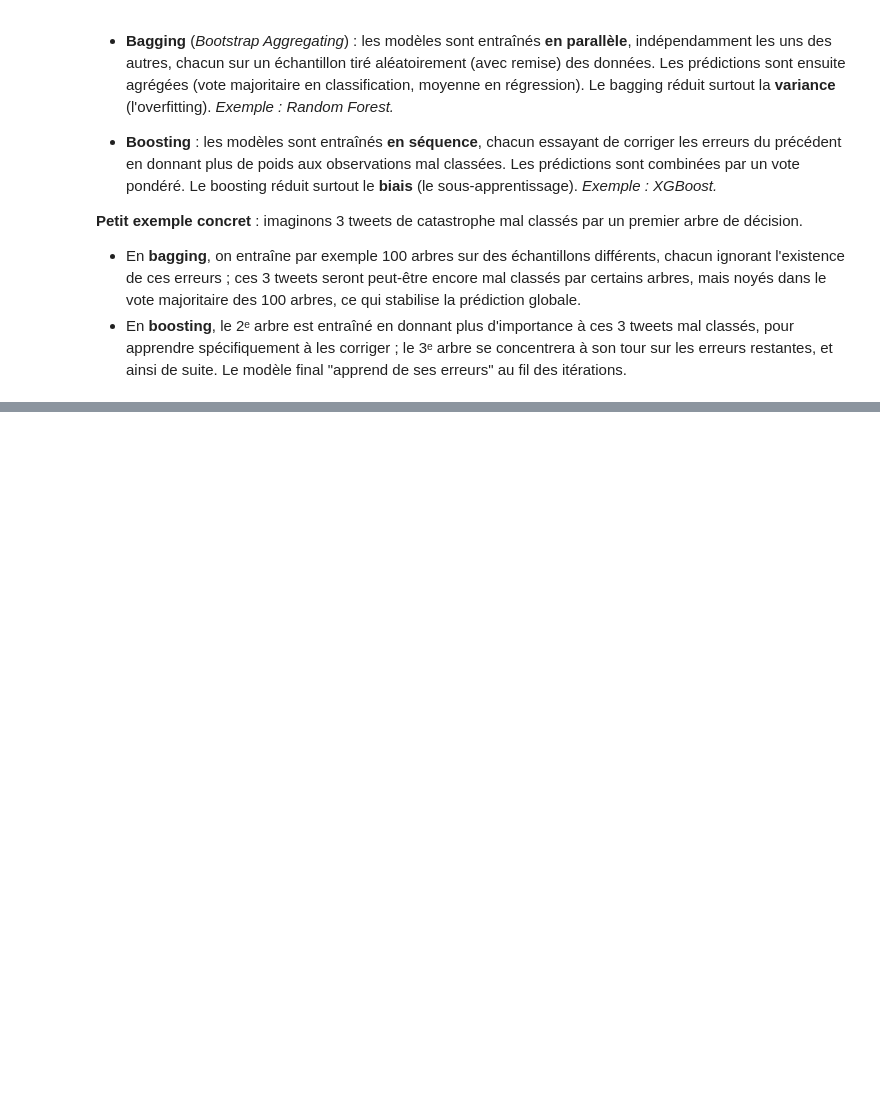
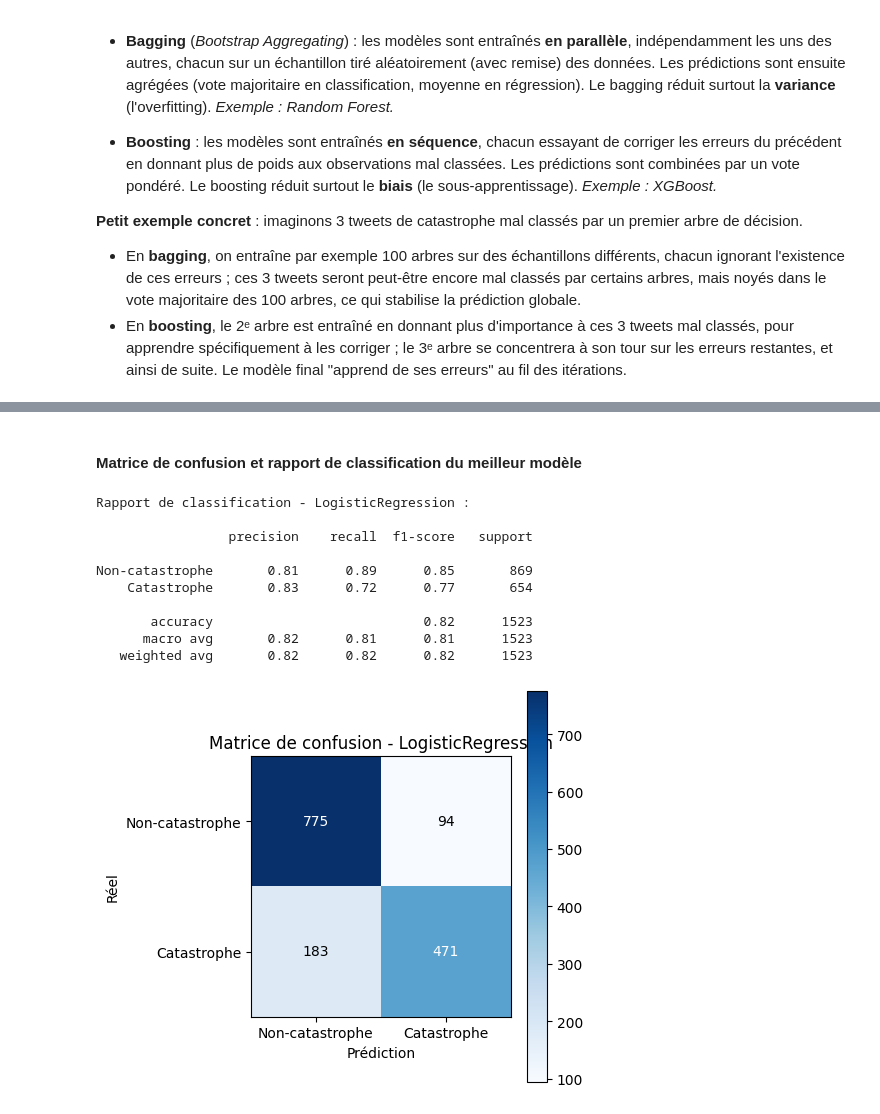
Before and after one commit to axel-achart/eye-of-emergency, a Jupyter notebook: notebook.ipynb, the cells around one changed output, grey strips where cells are left out. Drawn from its saved outputs; the diff is of its cells as text; code cells hidden in the pictures; blank space fills up the shorter version.

```diff
--- a/notebook.ipynb
+++ b/notebook.ipynb
@@ -519,0 +542,10 @@ Les deux sont des méthodes d'**ensemble** : elles combinent plusieurs modèles
+# %%
+from sklearn.model_selection import train_test_split
+
+# Separation du jeu d'entrainement en train / validation pour evaluer nos modeles honnetement
+X_train_text, X_val_text, y_train, y_val = train_test_split(
+    db_train["clean_text"], db_train["target"], test_size=0.2, random_state=42, stratify=db_train["target"]
+)
+
+print(f"Tweets d'entraînement : {len(X_train_text)}")
+print(f"Tweets de validation  : {len(X_val_text)}")
@@ -519,0 +830,40 @@ Les deux sont des méthodes d'**ensemble** : elles combinent plusieurs modèles
+# %% [markdown]
+#### Matrice de confusion et rapport de classification du meilleur modèle
+# %%
+from sklearn.metrics import classification_report, confusion_matrix
+
+best_model = grid_search.best_estimator_
+best_model_name = type(best_model.named_steps["classifier"]).__name__
+best_preds = best_model.predict(X_val_text)
+
+print(f"Rapport de classification - {best_model_name} :\n")
+print(classification_report(y_val, best_preds, target_names=["Non-catastrophe", "Catastrophe"]))
+
+cm = confusion_matrix(y_val, best_preds)
+
+plt.figure(figsize=(5, 4.5))
+plt.imshow(cm, cmap="Blues")
+plt.title(f"Matrice de confusion - {best_model_name}")
+plt.xlabel("Prédiction")
+plt.ylabel("Réel")
+plt.xticks([0, 1], ["Non-catastrophe", "Catastrophe"])
+plt.yticks([0, 1], ["Non-catastrophe", "Catastrophe"])
+for i in range(2):
+    for j in range(2):
+        plt.text(j, i, cm[i, j], ha="center", va="center",
+                  color="white" if cm[i, j] > cm.max() / 2 else "black")
+plt.colorbar()
+plt.tight_layout()
+plt.show()
+# %% [output]
+Rapport de classification - LogisticRegression :
+
+                 precision    recall  f1-score   support
+
+Non-catastrophe       0.81      0.89      0.85       869
+    Catastrophe       0.83      0.72      0.77       654
+
+       accuracy                           0.82      1523
+      macro avg       0.82      0.81      0.81      1523
+   weighted avg       0.82      0.82      0.82      1523
+[figure, added]
```
Also changed, not shown: parts of 22 cells of this notebook, 1 other file.
